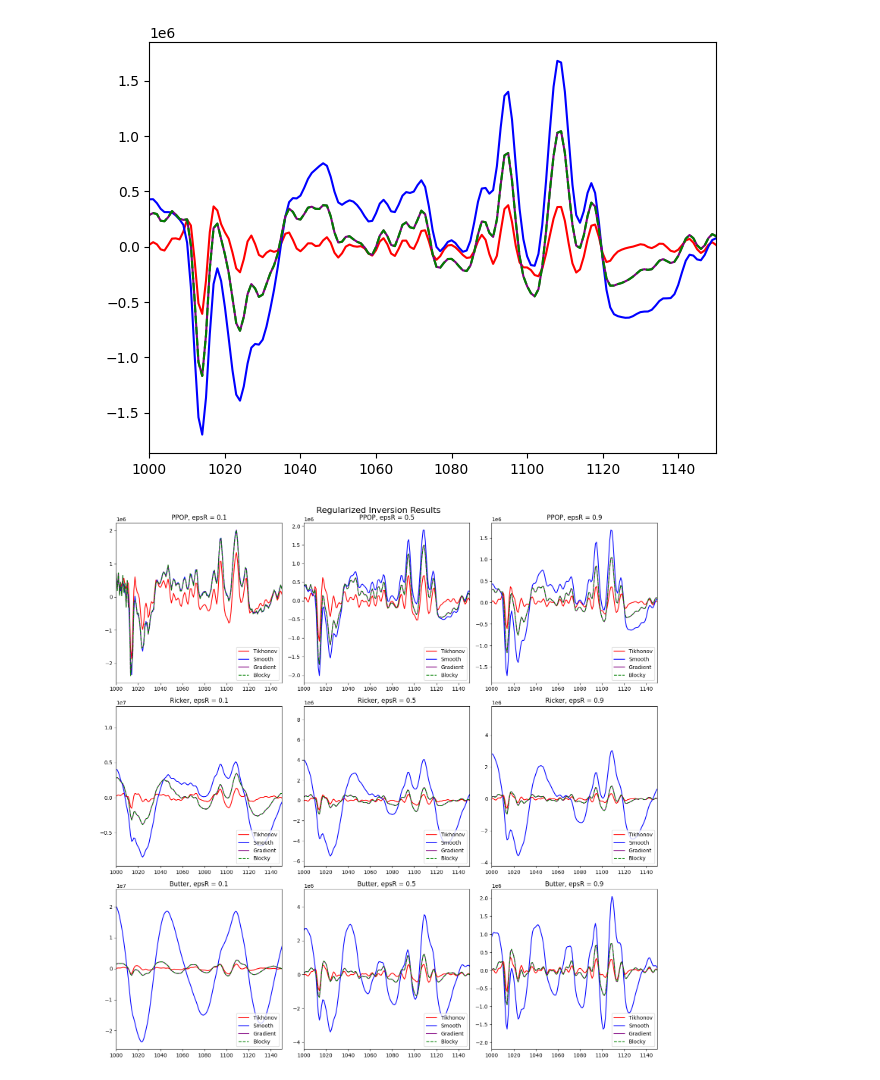
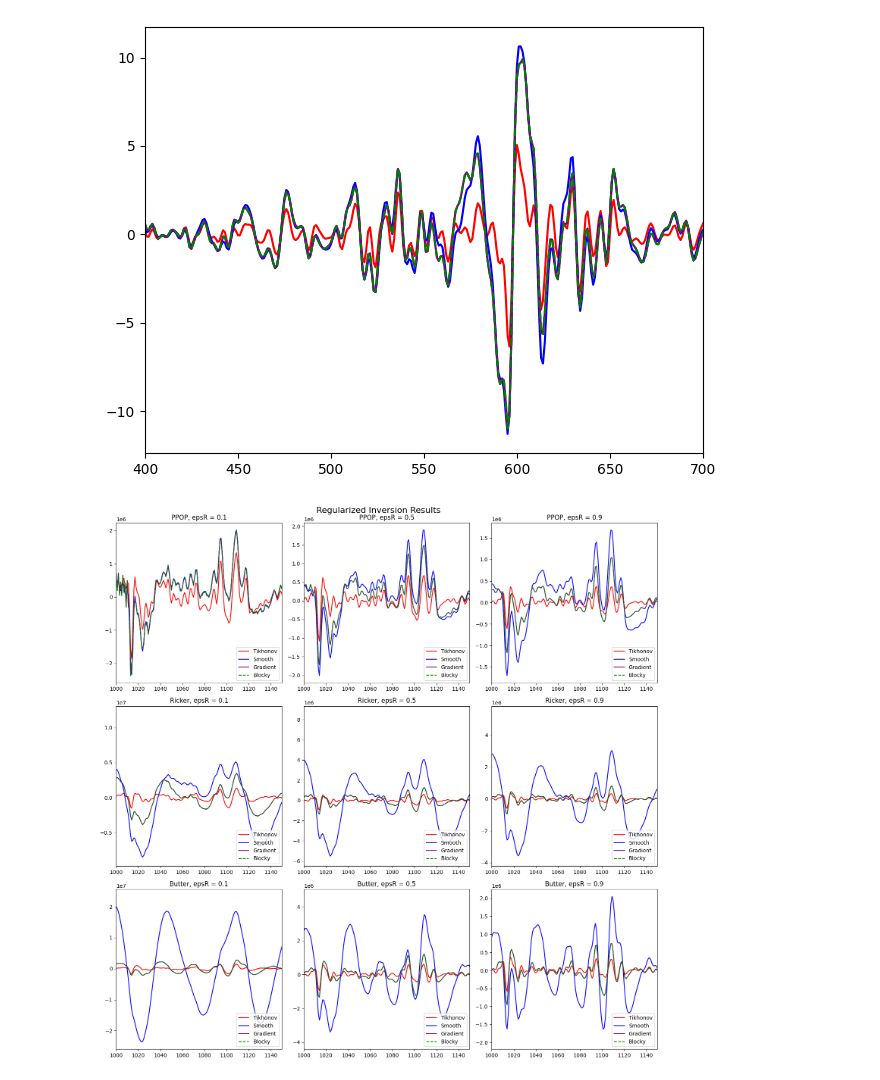
Before and after one commit to albano-a/InvertLab, a Jupyter notebook: normal_equations.ipynb, the cells around one changed output. Cells and saved outputs as stored; diff of their text form; code cells hidden in the pictures.

```diff
--- a/normal_equations.ipynb
+++ b/normal_equations.ipynb
@@ -10,11 +10,11 @@ from tqdm import tqdm
 # from sklearn.metrics import mean_absolute_percentage_error as MAPE
 # %%
 # Usando o Volve
-#filename = "data/volve.sgy"
+filename = "data/volve.sgy"
 
 # Caso tenha o dado de ABL, descomentar a linha abaixo
 #filename = "D:/Dados ABL/ABL_FULL_TIME_3D.sgy"
-filename = "C:/Users/aalbano/Desktop/Dados/ABL_FULL_TIME_3D.sgy"
+#filename = "C:/Users/aalbano/Desktop/Dados/ABL_FULL_TIME_3D.sgy"
 #filename = "C:/Users/aalbano/Desktop/Dados/ABL_FULL_DECON_TIME.sgy"
 
 if filename == "data/volve.sgy":
@@ -80,4 +81,4 @@ plt.grid(False)
 # %%
-d = d[500 - il_min: 2220 - il_min, 1500 - xl_min : 2800 - xl_min, :]
+#d = d[500 - il_min: 2220 - il_min, 1500 - xl_min : 2800 - xl_min, :]
 # %%
 plt.figure(figsize=(8,4))
@@ -284,10 +285,10 @@ d_inv2_tikho = (
         Op=d_inv2_ppop,
         y=d[ILINE, XLINE, :],
         Regs=[pylops.Identity(nz)],
-        epsRs=[0.1],
+        epsRs=[0.5],
         x0=np.zeros(d[ILINE, XLINE, :].shape),
-        engine="scipy",
-        **dict(iter_lim=1000)
+        engine="pylops",
+        #**dict(iter_lim=1000)
     )[0]
 )
 
@@ -298,51 +299,51 @@ d_inv2_smooth = (
         Op=d_inv2_ppop,
         y=d[ILINE, XLINE, :],
         Regs=[d2op],
-        epsRs=[0.1],
+        epsRs=[0.5],
         x0=np.zeros(d[ILINE, XLINE, :].shape),
-        engine="scipy",
-        **dict(iter_lim=1000)
+        engine="pylops",
+        #**dict(iter_lim=1000)
     )[0]
 )
 
 d2op = pylops.FirstDerivative(nz)
 
 d_inv2_blocky = (
     pylops.regularized_inversion(
         Op=d_inv2_ppop,
         y=d[ILINE, XLINE, :],
         Regs=[d2op],
         epsRs=[0.5],
         x0=np.zeros(d[ILINE, XLINE, :].shape),
-        engine="scipy",
-        **dict(iter_lim=1000)
+        engine="pylops",
+        #**dict(iter_lim=1000)
     )[0]
 )
 
 d2op = pylops.Gradient(nz)
 
 d_inv2_gradient = (
     pylops.regularized_inversion(
         Op=d_inv2_ppop,
         y=d[ILINE, XLINE, :],
         Regs=[d2op],
         epsRs=[0.5],
         x0=np.zeros(d[ILINE, XLINE, :].shape),
-        engine="scipy",
-        **dict(iter_lim=1000)
+        engine="pylops",
+        #**dict(iter_lim=1000)
     )[0]
 )
 
-plt.plot(tikho, '-', color='red', label="Tikhonov")
-plt.plot(smooth, '-', color='blue', label="Smooth")
-plt.plot(gradient, '-', color='purple', label="Gradient")
-plt.plot(blocky, '--', color='green', label="Blocky")
+plt.plot(d_inv2_tikho, '-', color='red', label="Tikhonov")
+plt.plot(d_inv2_smooth, '-', color='blue', label="Smooth")
+plt.plot(d_inv2_gradient, '-', color='purple', label="Gradient")
+plt.plot(d_inv2_blocky, '--', color='green', label="Blocky")
 
-plt.xlim(1000, 1150)
+plt.xlim(400, 700)
 plt.tight_layout()
 plt.show()
 # %% [output]
-[figure, old version]
+[figure, new version]
 # %%
 epsRs_2 = np.array([0.1, 0.5, 0.9])
 # %%
```
Also changed, not shown: parts of 7 cells of this notebook.
